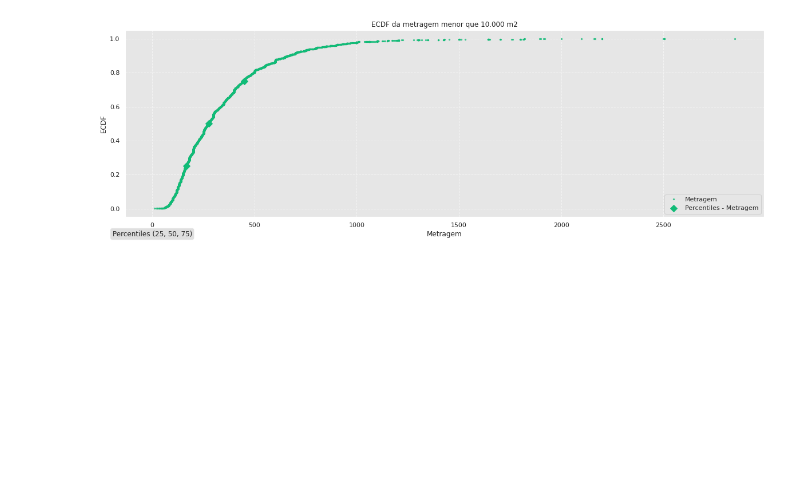
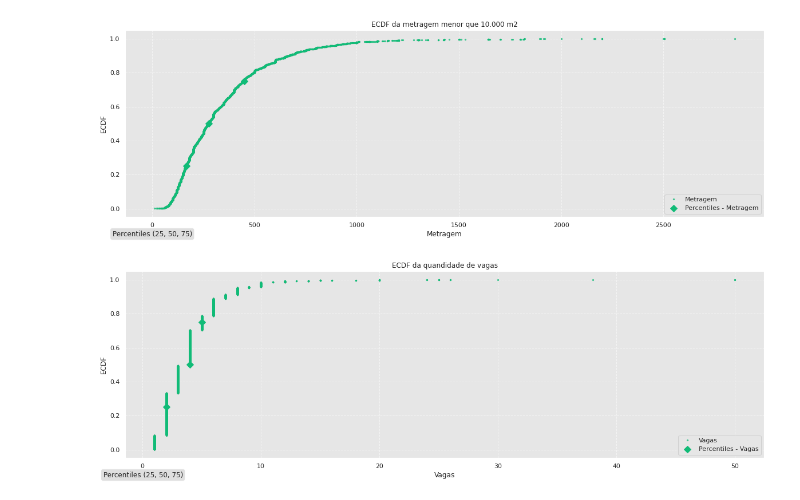
Before and after one commit to esaheki/imersao_dados_alura, a Jupyter notebook: Imersao_dados_4_aula02.ipynb, the cells around one changed output. Drawn from its saved outputs; the diff is of its cells as text; code cells hidden in the pictures; blank space fills up the shorter version.

```diff
--- a/Imersao_dados_4_aula02.ipynb
+++ b/Imersao_dados_4_aula02.ipynb
@@ -386,3 +386,12 @@ plot_ecdf_curve(
 )
 # %% [output]
 [figure]
+# %%
+plot_ecdf_curve(
+    dados_vendas,
+    column_to_plot='Vagas',
+    figsize=(20, 6),
+    plot_title='ECDF da quandidade de vagas'
+)
+# %% [output]
+[figure, added]
```
Also changed, not shown: parts of 2 cells of this notebook.
